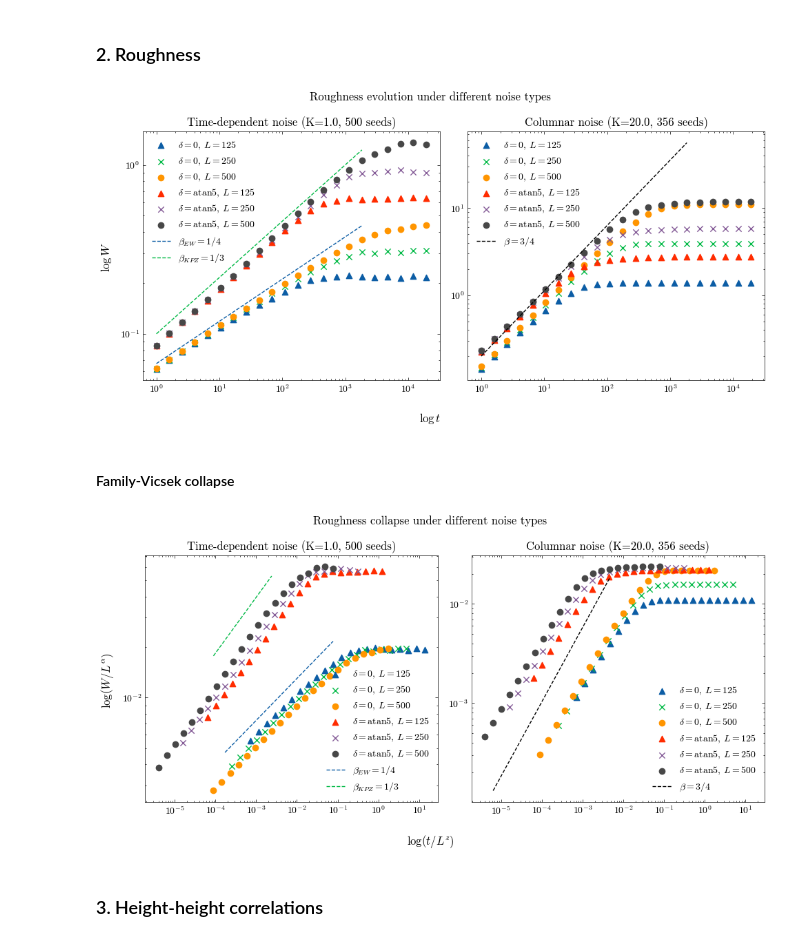
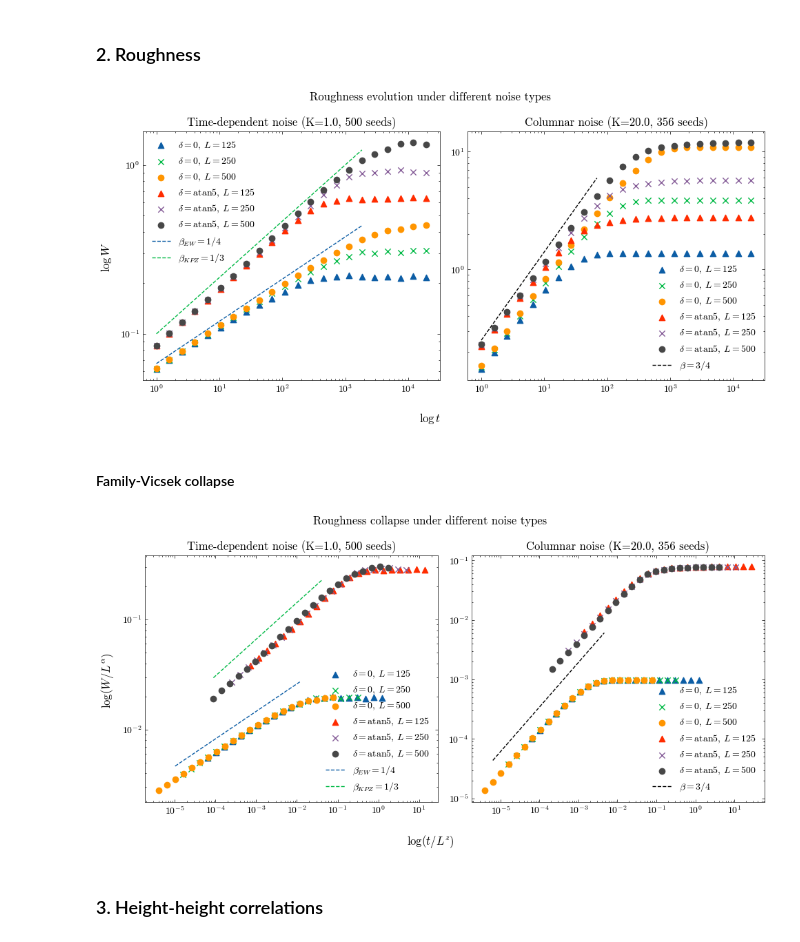
Before and after one commit to goznalo-git/RoughKuramoto, a Jupyter notebook: 1-All_together.ipynb, the cells around one changed output. Saved outputs shown, nothing was run; the diff lists cells and outputs as text; code cells hidden in the pictures.

Commit message:
Roughness fix and improved plots

```diff
--- a/1-All_together.ipynb
+++ b/1-All_together.ipynb
@@ -411,7 +399,7 @@ ax[1].set_xscale('log')
 ax[0].loglog(t[1:-5:], t[1:-5:]**(beta_dict["TimeDep"]["EW"]) /15, label=r"$\beta_{EW}=1/4$", linestyle="--")
 ax[0].loglog(t[1:-5:], t[1:-5:]**(beta_dict["TimeDep"]["KPZ"]) /10, label=r"$\beta_{KPZ}=1/3$", linestyle="--")
 
-ax[1].loglog(t[1:-5:], t[1:-5:]**(beta_dict["Columnar"]["EW"]) /5 , label=r"$\beta=3/4$", linestyle="--", color="k")
+ax[1].loglog(t[1:-12:], t[1:-12:]**(beta_dict["Columnar"]["EW"]) / 4, label=r"$\beta=3/4$", linestyle="--", color="k")
 # ax[1].loglog(t[1::], t[1::]**(1) , label=r"$\beta=1$ ??", linestyle="--", color="k")
 
 ax[0].legend()
@@ -423,7 +411,7 @@ ax[1].legend()
 plt.tight_layout()
 plt.show()
 # %% [output]
-[figure, old version]
+[figure, new version]
 # %% [markdown]
 #### Family-Vicsek collapse
 # %%
@@ -448,38 +436,45 @@ for i, (typenoise, typelabel, alpha) in enumerate(zip(["TimeDep", "Columnar"], [
             & (avg_df["T"] == T)
             & (avg_df["L"] < 1000)
         )
         sub = avg_df[mask]
 
         # in case there are multiple (K, L) combos, plot them all
         for _, row in sub.iterrows():
             t = row["t"]
             mean_roughness = row["mean_roughness"]
             L = row["L"]
             K = row["K"]
             M = row["M"]
 
-            ax[i].scatter(t / L**z, mean_roughness / L**alpha, label=r"$\delta=$" + deltaname + r", $L=$" + str(L), marker=markerdict[L])
+            # Collapse variables
+            tLz = t / L**(z_dict[typenoise][delta_to_label[deltaname]])
+            WLa = mean_roughness / L**(alpha_dict[typenoise][delta_to_label[deltaname]])
+
+            if deltaname == "atan5":
+                WLa *= 5
+
+            ax[i].scatter(tLz, WLa, label=r"$\delta=$" + deltaname + r", $L=$" + str(L), marker=markerdict[L])
             ax[i].set_title(typelabel+ f" (K={K}, {M} seeds)")
 
 ax[0].set_yscale('log')
 ax[0].set_xscale('log')
 ax[1].set_yscale('log')
 ax[1].set_xscale('log')
 
-ax[0].loglog(t[9::] / L**(z_dict["TimeDep"]["EW"]), (t[9::] / L ** (alpha_dict["TimeDep"]["EW"])) **(beta_dict["TimeDep"]["EW"]) /250, label=r"$\beta_{EW}=1/4$", linestyle="--")
-ax[0].loglog(t[1:-14:] / L**(z_dict["TimeDep"]["KPZ"]), (t[1:-14:] / L ** (alpha_dict["TimeDep"]["KPZ"])) **(beta_dict["TimeDep"]["KPZ"]) /20, label=r"$\beta_{KPZ}=1/3$", linestyle="--")
+ax[0].loglog(t[3:-4:] / L**(z_dict["TimeDep"]["EW"]), (t[3:-4:] / L ** (alpha_dict["TimeDep"]["EW"])) **(beta_dict["TimeDep"]["EW"]) /125, label=r"$\beta_{EW}=1/4$", linestyle="--")
+ax[0].loglog(t[1:-8:] / L**(z_dict["TimeDep"]["KPZ"]), (t[1:-8:] / L ** (alpha_dict["TimeDep"]["KPZ"])) **(beta_dict["TimeDep"]["KPZ"]) /12, label=r"$\beta_{KPZ}=1/3$", linestyle="--")
 
-ax[1].loglog(t[2:-6:] / L**(z_dict["Columnar"]["EW"]), (t[2:-6:] / L ** (alpha_dict["Columnar"]["EW"])) **(beta_dict["Columnar"]["EW"]) /10, label=r"$\beta=3/4$", linestyle="--", color="k")
+ax[1].loglog(t[2:-6:] / L**(z_dict["Columnar"]["EW"]), (t[2:-6:] / L ** (alpha_dict["Columnar"]["EW"])) **(beta_dict["Columnar"]["EW"]) /30, label=r"$\beta=3/4$", linestyle="--", color="k")
 # ax[1].loglog(t[1:-14:] / L**(3/2), (t[1:-14:] / L ** (1/2)) **(1) /20, label=r"$\beta=1$ ??", linestyle="--", color="k")
 
 ax[0].legend()
 ax[1].legend()
 
 
 plt.tight_layout()
 plt.show()
 # %% [output]
-[figure, old version]
+[figure, new version]
 # %% [markdown]
 ### 3. Height-height correlations
 # %%
```
Also changed, not shown: parts of 9 cells of this notebook, 5 other files.
